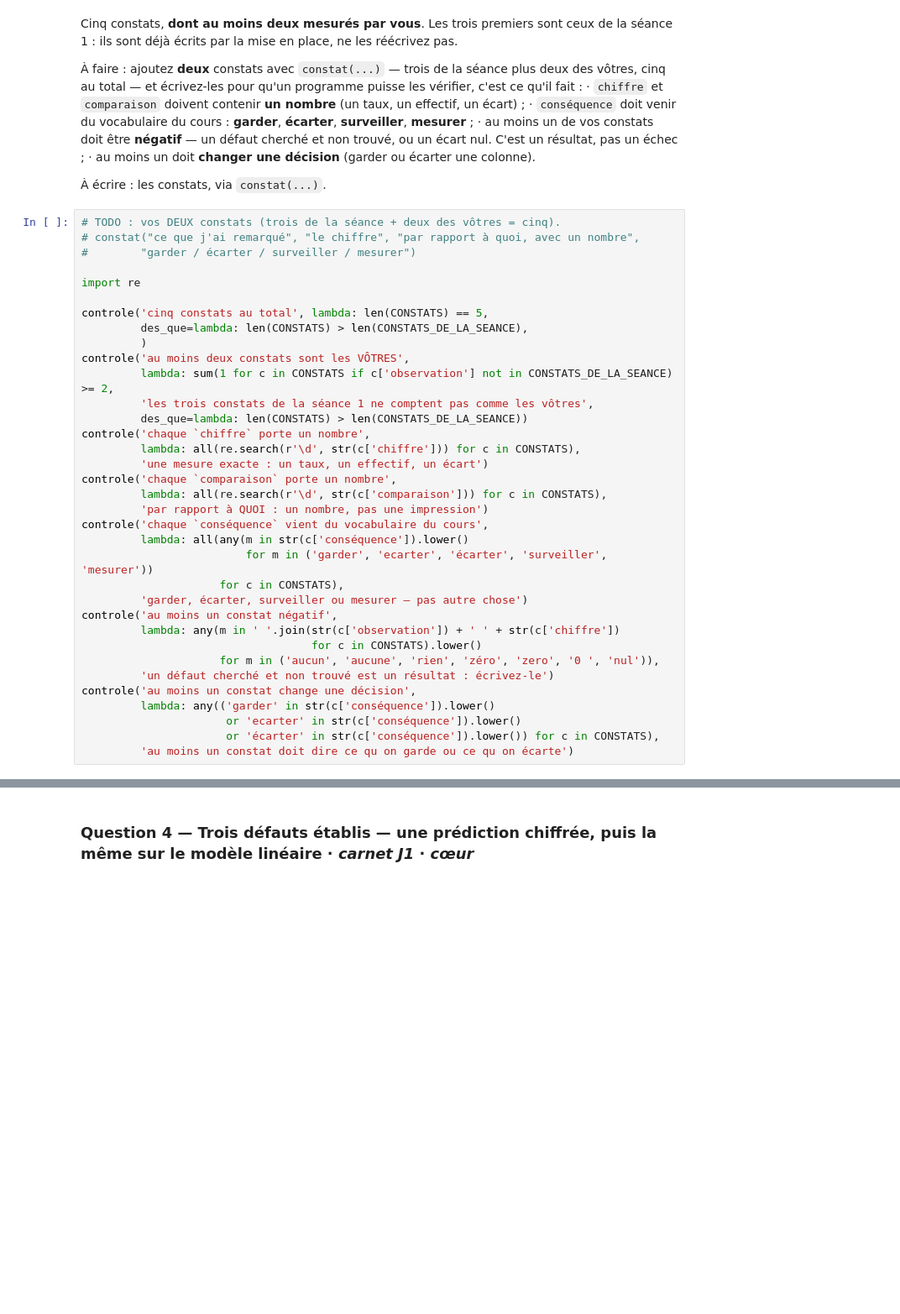
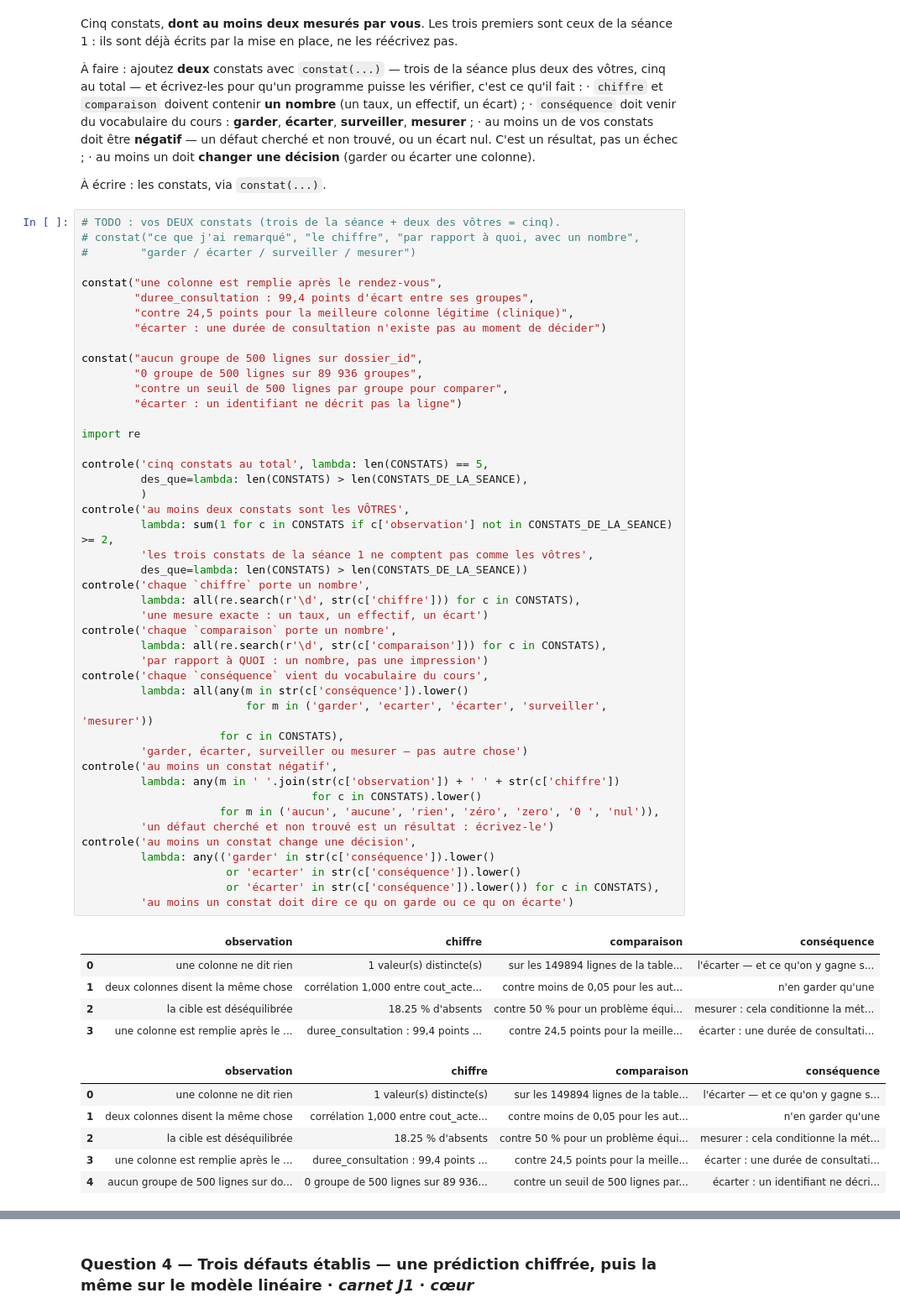
Before and after one commit to ADKfull-dev/devoir-maison-1, a Jupyter notebook: Devoir_maison_1.ipynb, the cells around one changed output, grey strips where cells are left out. Shown at 84% size. Drawn from its saved outputs; the diff is of its cells as text; blank space fills up the shorter version.

```diff
--- a/Devoir_maison_1.ipynb
+++ b/Devoir_maison_1.ipynb
@@ -556,34 +688,56 @@ cinq au total — et écrivez-les pour qu'un programme puisse les vérifier, c'e
 # TODO : vos DEUX constats (trois de la séance + deux des vôtres = cinq).
 # constat("ce que j'ai remarqué", "le chiffre", "par rapport à quoi, avec un nombre",
 #        "garder / écarter / surveiller / mesurer")
+
+constat("une colonne est remplie après le rendez-vous",
+        "duree_consultation : 99,4 points d'écart entre ses groupes",
+        "contre 24,5 points pour la meilleure colonne légitime (clinique)",
+        "écarter : une durée de consultation n'existe pas au moment de décider")
+
+constat("aucun groupe de 500 lignes sur dossier_id",
+        "0 groupe de 500 lignes sur 89 936 groupes",
+        "contre un seuil de 500 lignes par groupe pour comparer",
+        "écarter : un identifiant ne décrit pas la ligne")
 
 import re
 
 controle('cinq constats au total', lambda: len(CONSTATS) == 5,
          des_que=lambda: len(CONSTATS) > len(CONSTATS_DE_LA_SEANCE),
          )
 controle('au moins deux constats sont les VÔTRES',
          lambda: sum(1 for c in CONSTATS if c['observation'] not in CONSTATS_DE_LA_SEANCE) >= 2,
          'les trois constats de la séance 1 ne comptent pas comme les vôtres',
          des_que=lambda: len(CONSTATS) > len(CONSTATS_DE_LA_SEANCE))
 controle('chaque `chiffre` porte un nombre',
          lambda: all(re.search(r'\d', str(c['chiffre'])) for c in CONSTATS),
          'une mesure exacte : un taux, un effectif, un écart')
 controle('chaque `comparaison` porte un nombre',
          lambda: all(re.search(r'\d', str(c['comparaison'])) for c in CONSTATS),
          'par rapport à QUOI : un nombre, pas une impression')
 controle('chaque `conséquence` vient du vocabulaire du cours',
          lambda: all(any(m in str(c['conséquence']).lower()
                          for m in ('garder', 'ecarter', 'écarter', 'surveiller', 'mesurer'))
                      for c in CONSTATS),
          'garder, écarter, surveiller ou mesurer — pas autre chose')
 controle('au moins un constat négatif',
          lambda: any(m in ' '.join(str(c['observation']) + ' ' + str(c['chiffre'])
                                    for c in CONSTATS).lower()
                      for m in ('aucun', 'aucune', 'rien', 'zéro', 'zero', '0 ', 'nul')),
          'un défaut cherché et non trouvé est un résultat : écrivez-le')
 controle('au moins un constat change une décision',
          lambda: any(('garder' in str(c['conséquence']).lower()
                       or 'ecarter' in str(c['conséquence']).lower()
                       or 'écarter' in str(c['conséquence']).lower()) for c in CONSTATS),
          'au moins un constat doit dire ce qu on garde ou ce qu on écarte')
+# %% [output]
+|  | observation | chiffre | comparaison | conséquence |
+| 0 | une colonne ne dit rien | 1 valeur(s) distincte(s) | sur les 149894 lignes de la table... | l'écarter — et ce qu'on y gagne s... |
+| 1 | deux colonnes disent la même chose | corrélation 1,000 entre cout_acte... | contre moins de 0,05 pour les aut... | n'en garder qu'une |
+| 2 | la cible est déséquilibrée | 18.25 % d'absents | contre 50 % pour un problème équi... | mesurer : cela conditionne la mét... |
+| 3 | une colonne est remplie après le ... | duree_consultation : 99,4 points ... | contre 24,5 points pour la meille... | écarter : une durée de consultati... |
+|  | observation | chiffre | comparaison | conséquence |
+| 0 | une colonne ne dit rien | 1 valeur(s) distincte(s) | sur les 149894 lignes de la table... | l'écarter — et ce qu'on y gagne s... |
+| 1 | deux colonnes disent la même chose | corrélation 1,000 entre cout_acte... | contre moins de 0,05 pour les aut... | n'en garder qu'une |
+| 2 | la cible est déséquilibrée | 18.25 % d'absents | contre 50 % pour un problème équi... | mesurer : cela conditionne la mét... |
+| 3 | une colonne est remplie après le ... | duree_consultation : 99,4 points ... | contre 24,5 points pour la meille... | écarter : une durée de consultati... |
+| 4 | aucun groupe de 500 lignes sur do... | 0 groupe de 500 lignes sur 89 936... | contre un seuil de 500 lignes par... | écarter : un identifiant ne décri... |
```
Also changed, not shown: parts of 25 cells of this notebook.
